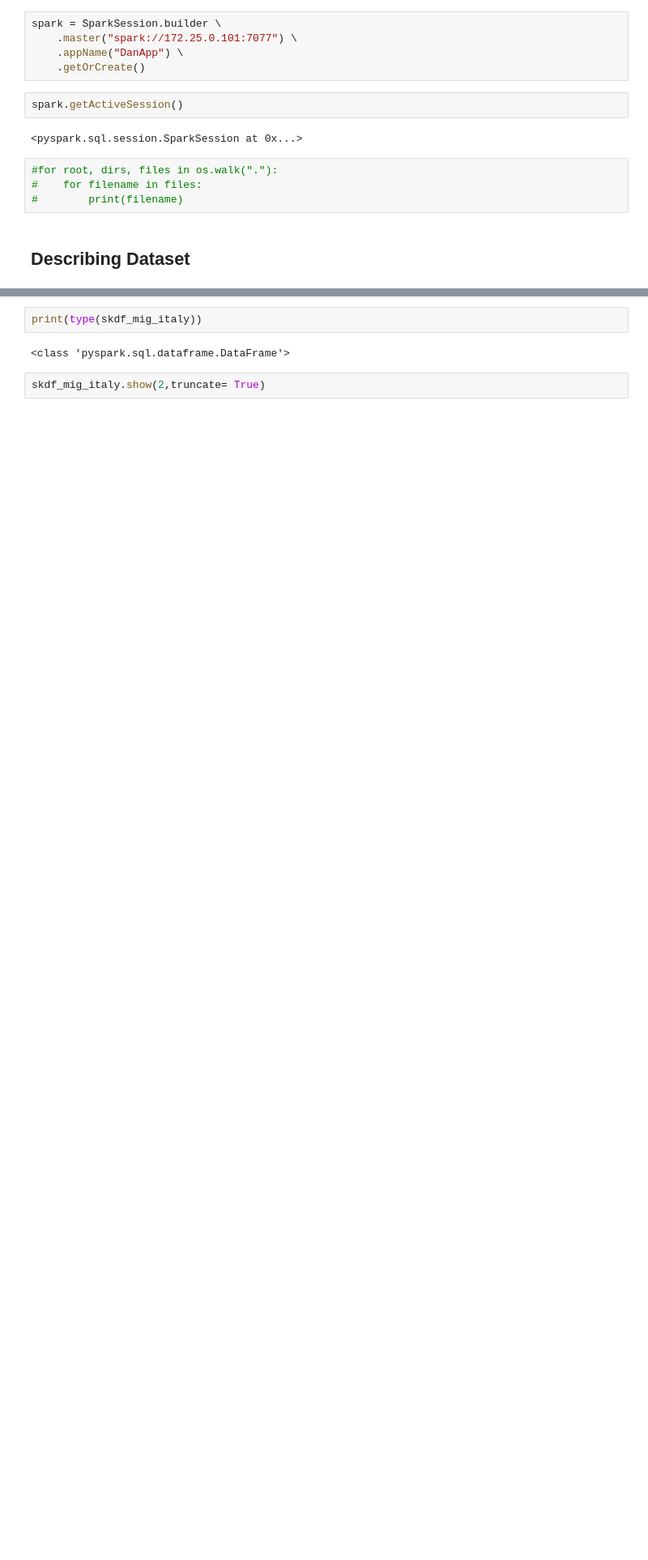
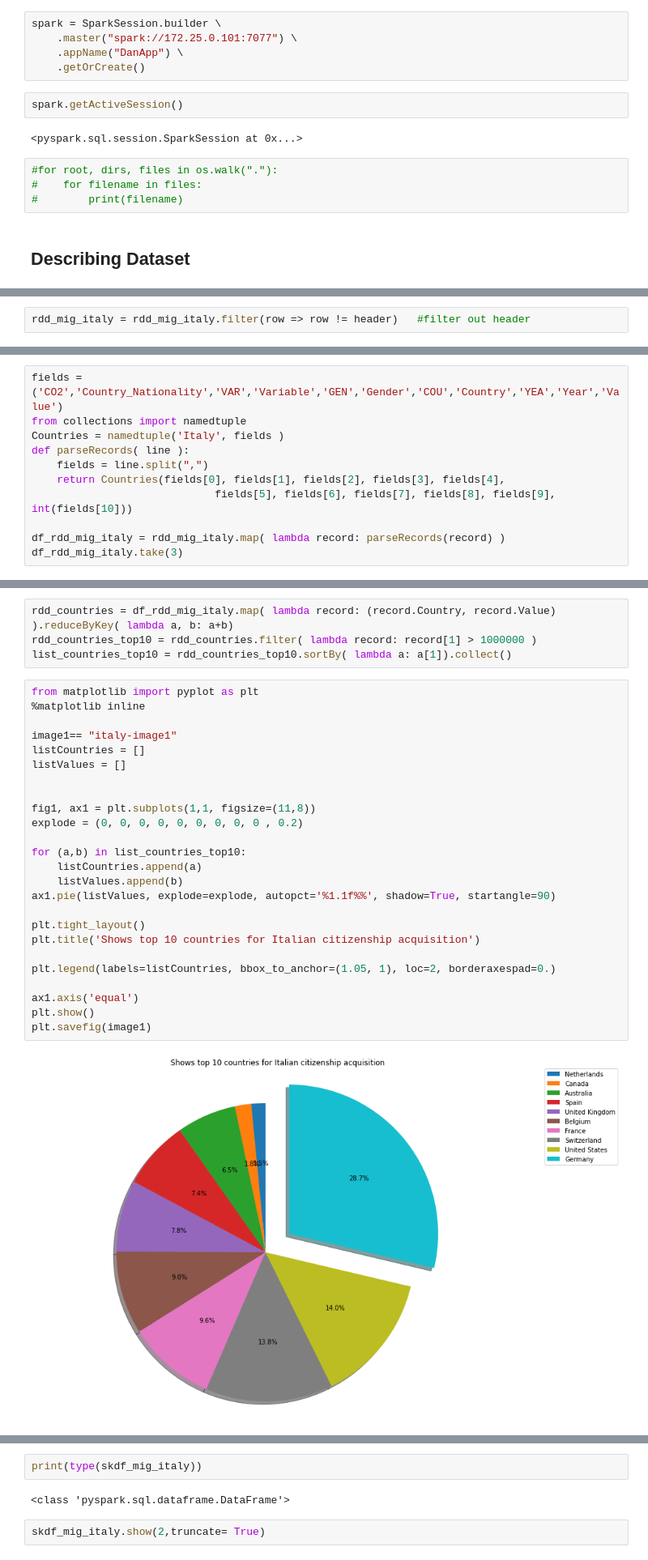
Before and after one commit to DaniloNunesMelo/Dan_Portfolio_Code, a Jupyter notebook: spark-data-analysis/Inter-Migr-Flows-Italy/AppDan - Italy International Migration.ipynb, the cells around one changed output, grey strips where cells are left out. Shown at 81% size. Saved outputs shown, nothing was run; the diff lists cells and outputs as text; blank space fills up the shorter version.

Commit message:
Spark RDD Italy sample

```diff
--- a/spark-data-analysis/Inter-Migr-Flows-Italy/AppDan - Italy International Migration.ipynb
+++ b/spark-data-analysis/Inter-Migr-Flows-Italy/AppDan - Italy International Migration.ipynb
@@ -36,0 +53,2 @@ os.getcwd()
+# %%
+rdd_mig_italy = rdd_mig_italy.filter(row => row != header)   #filter out header
@@ -36,0 +75,11 @@ os.getcwd()
+# %%
+fields = ('CO2','Country_Nationality','VAR','Variable','GEN','Gender','COU','Country','YEA','Year','Value')
+from collections import namedtuple
+Countries = namedtuple('Italy', fields )
+def parseRecords( line ):
+    fields = line.split(",")
+    return Countries(fields[0], fields[1], fields[2], fields[3], fields[4],
+                             fields[5], fields[6], fields[7], fields[8], fields[9], int(fields[10]))
+
+df_rdd_mig_italy = rdd_mig_italy.map( lambda record: parseRecords(record) )
+df_rdd_mig_italy.take(3)
@@ -36,0 +95,31 @@ os.getcwd()
+# %%
+rdd_countries = df_rdd_mig_italy.map( lambda record: (record.Country, record.Value) ).reduceByKey( lambda a, b: a+b)
+rdd_countries_top10 = rdd_countries.filter( lambda record: record[1] > 1000000 )
+list_countries_top10 = rdd_countries_top10.sortBy( lambda a: a[1]).collect()
+# %%
+from matplotlib import pyplot as plt
+%matplotlib inline
+
+image1== "italy-image1"
+listCountries = []
+listValues = []
+
+
+fig1, ax1 = plt.subplots(1,1, figsize=(11,8))
+explode = (0, 0, 0, 0, 0, 0, 0, 0, 0 , 0.2)
+
+for (a,b) in list_countries_top10:
+    listCountries.append(a)
+    listValues.append(b)
+ax1.pie(listValues, explode=explode, autopct='%1.1f%%', shadow=True, startangle=90)
+
+plt.tight_layout()
+plt.title('Shows top 10 countries for Italian citizenship acquisition')
+
+plt.legend(labels=listCountries, bbox_to_anchor=(1.05, 1), loc=2, borderaxespad=0.)
+
+ax1.axis('equal')
+plt.show()
+plt.savefig(image1)
+# %% [output]
+[figure, added]
```
Also changed, not shown: parts of 18 cells of this notebook, 5 other files.
